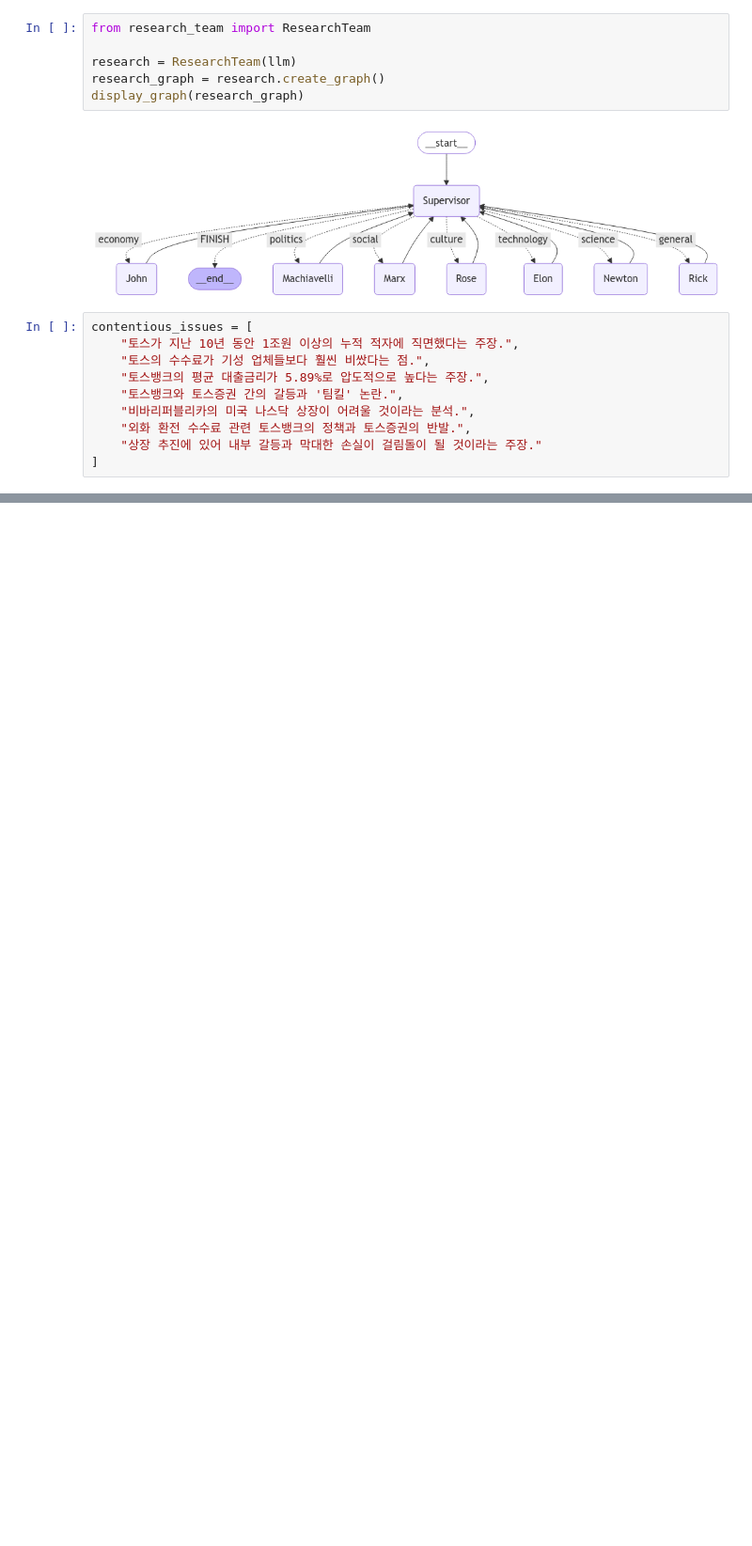
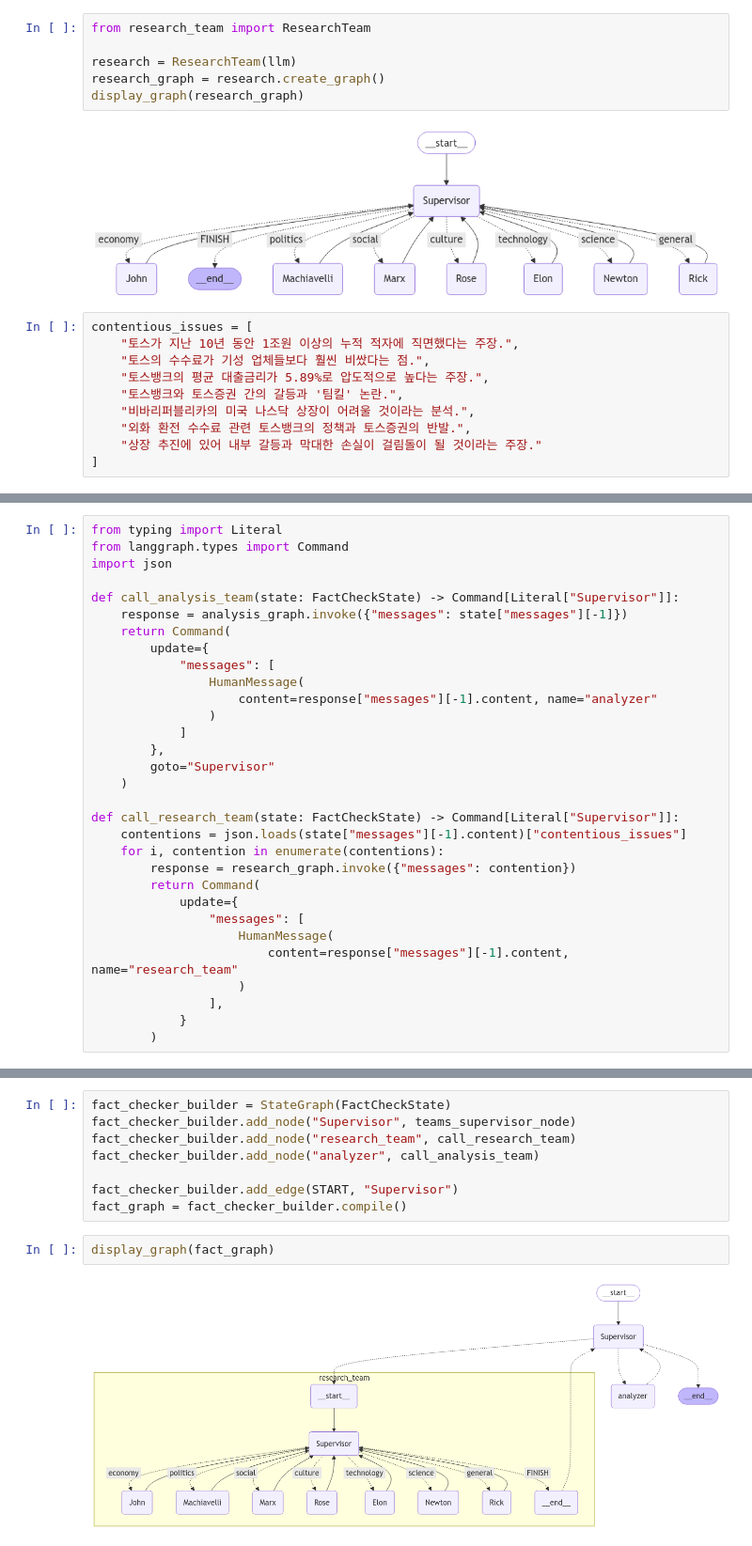
Before and after one commit to ahn283/projects, a Jupyter notebook: fact_checker/test.ipynb, the cells around one changed output, grey strips where cells are left out. Shown at 94% size. Cells and saved outputs as stored; diff of their text form; blank space fills up the shorter version.

```diff
--- a/fact_checker/test.ipynb
+++ b/fact_checker/test.ipynb
@@ -146,0 +158,31 @@ AI: 토스가 지난 10년 동안 1조원 이상의 누적 적자에 직면했
+# %%
+from typing import Literal
+from langgraph.types import Command
+import json
+
+def call_analysis_team(state: FactCheckState) -> Command[Literal["Supervisor"]]:
+    response = analysis_graph.invoke({"messages": state["messages"][-1]})
+    return Command(
+        update={
+            "messages": [
+                HumanMessage(
+                    content=response["messages"][-1].content, name="analyzer"
+                )
+            ]
+        },
+        goto="Supervisor"
+    )
+
+def call_research_team(state: FactCheckState) -> Command[Literal["Supervisor"]]:
+    contentions = json.loads(state["messages"][-1].content)["contentious_issues"]
+    for i, contention in enumerate(contentions):
+        response = research_graph.invoke({"messages": contention})
+        return Command(
+            update={
+                "messages": [
+                    HumanMessage(
+                        content=response["messages"][-1].content, name="research_team"
+                    )
+                ],
+            }
+        )
@@ -146,0 +227,12 @@ AI: 토스가 지난 10년 동안 1조원 이상의 누적 적자에 직면했
+# %%
+fact_checker_builder = StateGraph(FactCheckState)
+fact_checker_builder.add_node("Supervisor", teams_supervisor_node)
+fact_checker_builder.add_node("research_team", call_research_team)
+fact_checker_builder.add_node("analyzer", call_analysis_team)
+
+fact_checker_builder.add_edge(START, "Supervisor")
+fact_graph = fact_checker_builder.compile()
+# %%
+display_graph(fact_graph)
+# %% [output]
+[figure, added]
```
Also changed, not shown: parts of 5 cells of this notebook, 3 other files.
